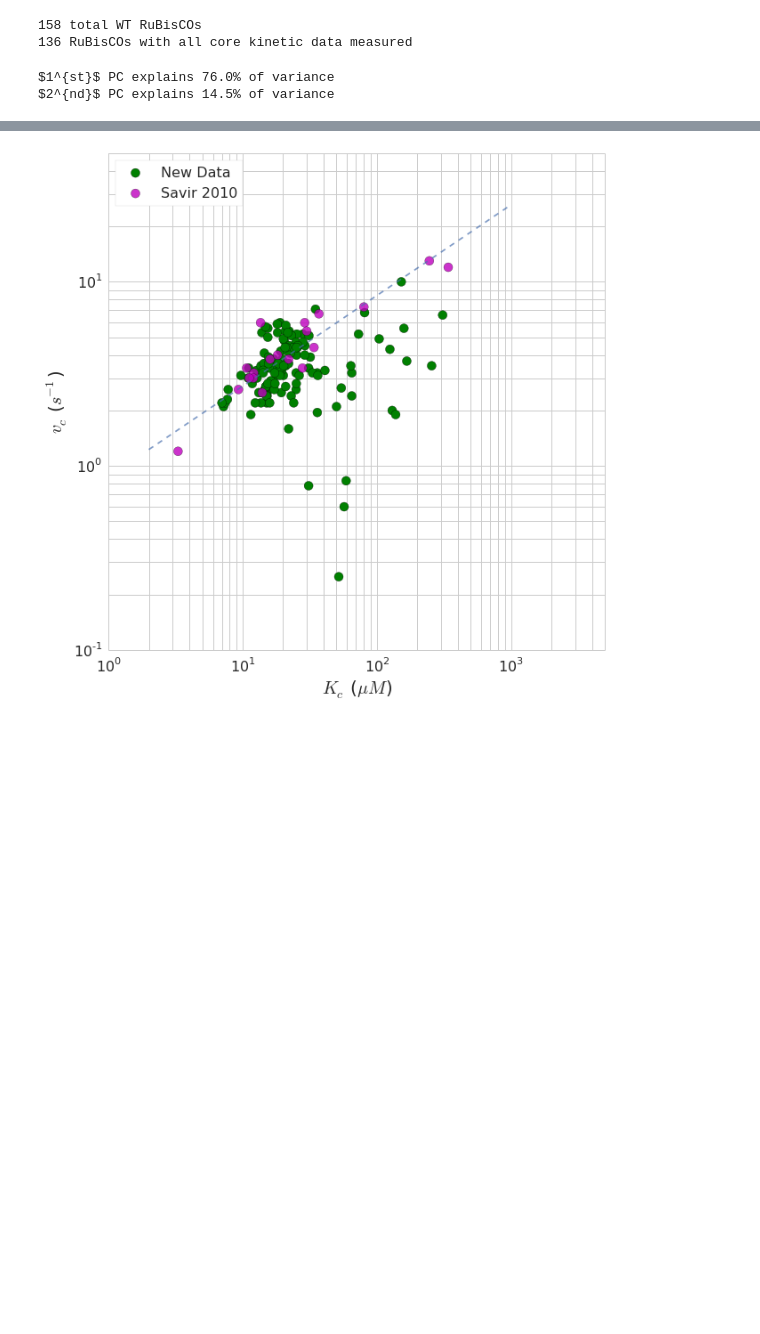
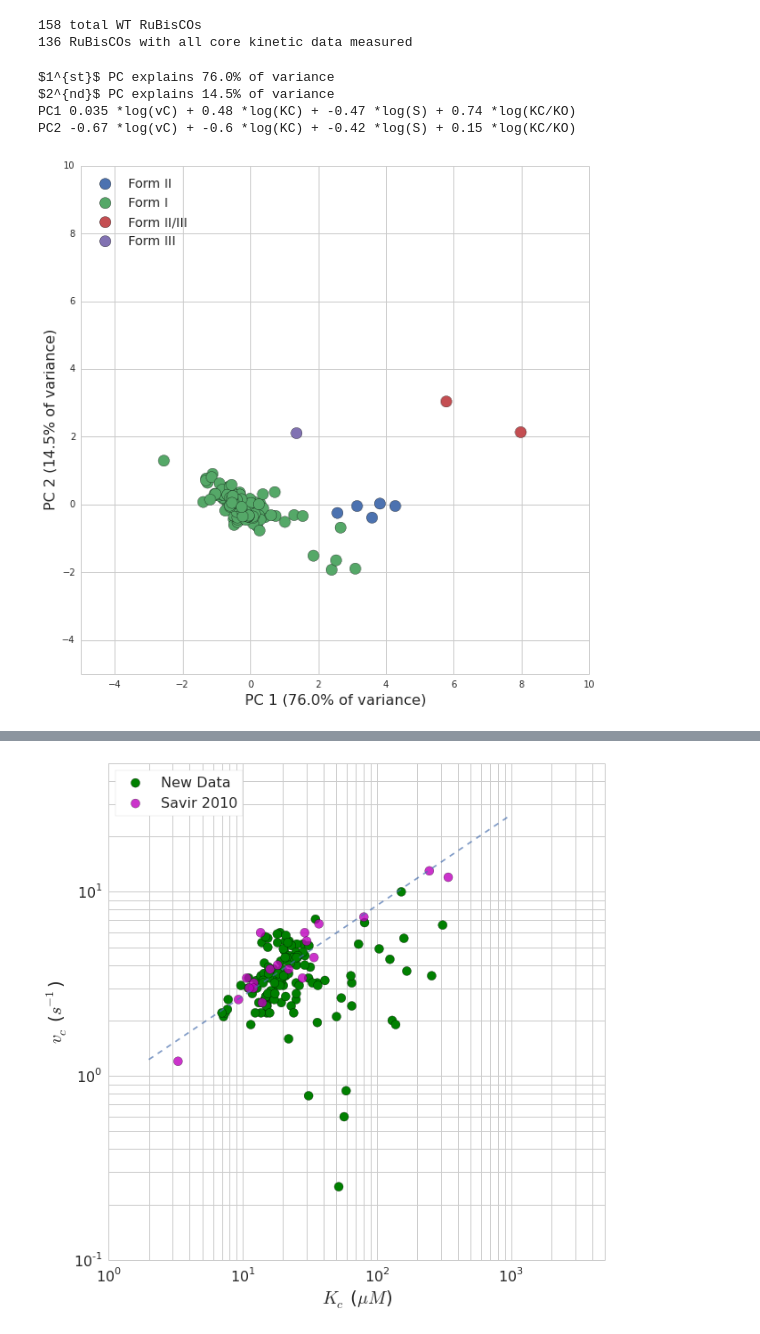
Before and after one commit to flamholz/ccm, a Jupyter notebook: python/ipython_notebooks/01122018 AF&NP Savir RuBisCO optimality redux .ipynb, the cells around one changed output, grey strips where cells are left out. Cells and saved outputs as stored; diff of their text form; code cells hidden in the pictures; blank space fills up the shorter version.

```diff
--- a/python/ipython_notebooks/01122018 AF&NP Savir RuBisCO optimality redux .ipynb
+++ b/python/ipython_notebooks/01122018 AF&NP Savir RuBisCO optimality redux .ipynb
@@ -62,6 +63,40 @@ pct_variance_explained = 100*fitted.explained_variance_ratio_
 
 print "$1^{st}$ PC explains %.1f%% of variance" % pct_variance_explained[0]
 print "$2^{nd}$ PC explains %.1f%% of variance" % pct_variance_explained[1]
+
+complist = tuple(fitted.components_[0].tolist())
+print 'PC1 %.2g *log(vC) + %.2g *log(KC) + %.2g *log(S) + %.2g *log(KC/KO)' % complist
+
+complist = tuple(fitted.components_[1].tolist())
+print 'PC2 %.2g *log(vC) + %.2g *log(KC) + %.2g *log(S) + %.2g *log(KC/KO)' % complist
 # %% [output]
 $1^{st}$ PC explains 76.0% of variance
 $2^{nd}$ PC explains 14.5% of variance
+PC1 0.035 *log(vC) + 0.48 *log(KC) + -0.47 *log(S) + 0.74 *log(KC/KO)
+PC2 -0.67 *log(vC) + -0.6 *log(KC) + -0.42 *log(S) + 0.15 *log(KC/KO)
+# %%
+fig = plt.figure(figsize=(10,10))
+colors = seaborn.color_palette()
+seaborn.set_style('whitegrid')
+
+transformed = fitted.transform(log_data)
+forms = kin_df.form_text.unique()
+colormapping = dict((forms[i], colors[i]) for i in xrange(len(forms)))
+colors = [colormapping[f] for f in kin_df.form_text]
+
+for form in forms:
+    idxs = np.where(kin_df.form_text == form)
+    color = colormapping[form]
+    l = 'Form %s' % form
+    plt.scatter(transformed[idxs, 0], transformed[idxs, 1], s=150, c=color, label=l)
+
+plt.xlabel('PC 1 (%.1f%% of variance)' % pct_variance_explained[0], fontsize=16)
+plt.ylabel('PC 2 (%.1f%% of variance)' % pct_variance_explained[1], fontsize=16)
+
+plt.legend(loc=2, fontsize=14)
+plt.xlim(-5, 10)
+plt.ylim(-5, 10)
+
+plt.show()
+# %% [output]
+[figure, added]
```
Also changed, not shown: parts of 7 cells of this notebook.
